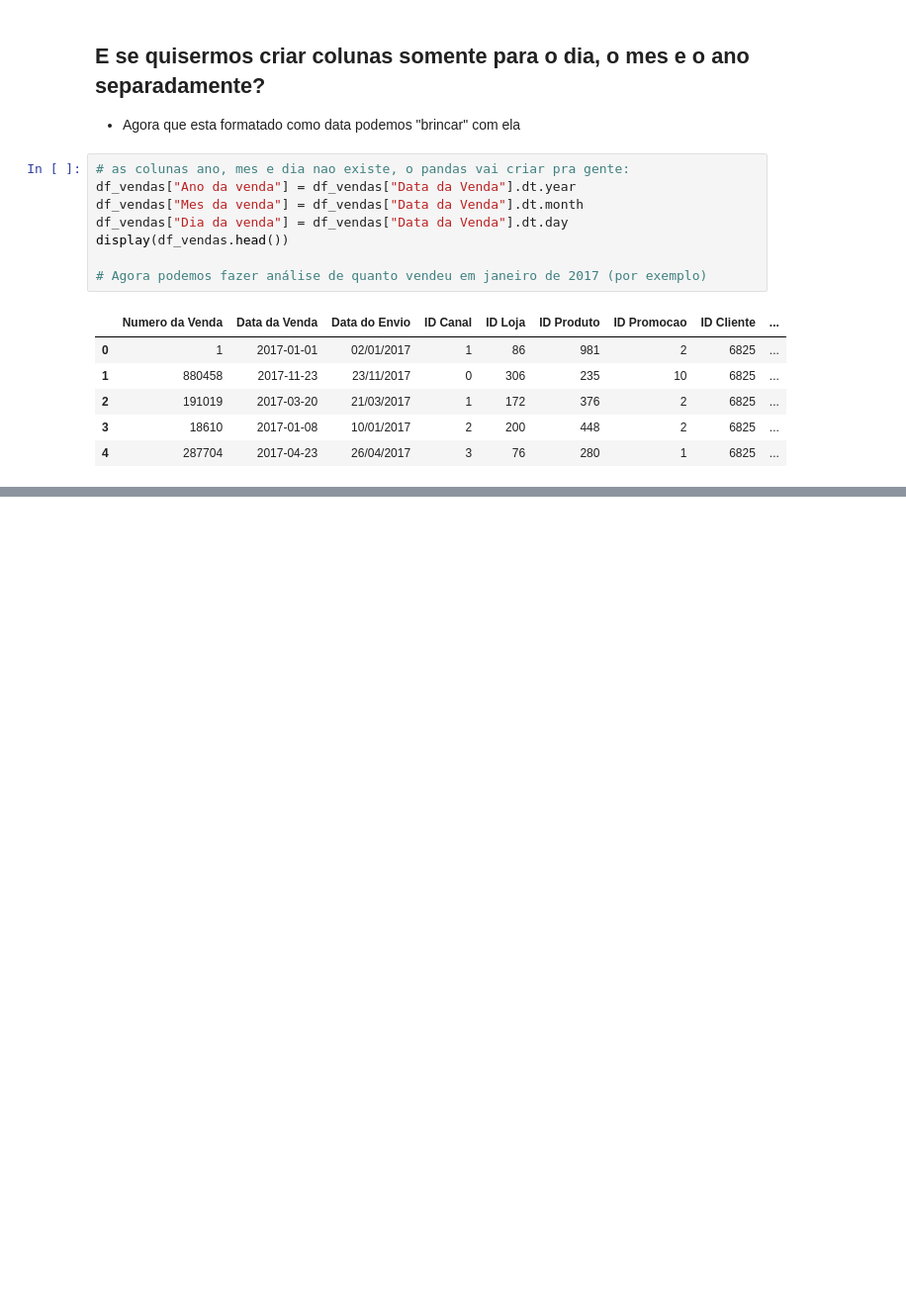
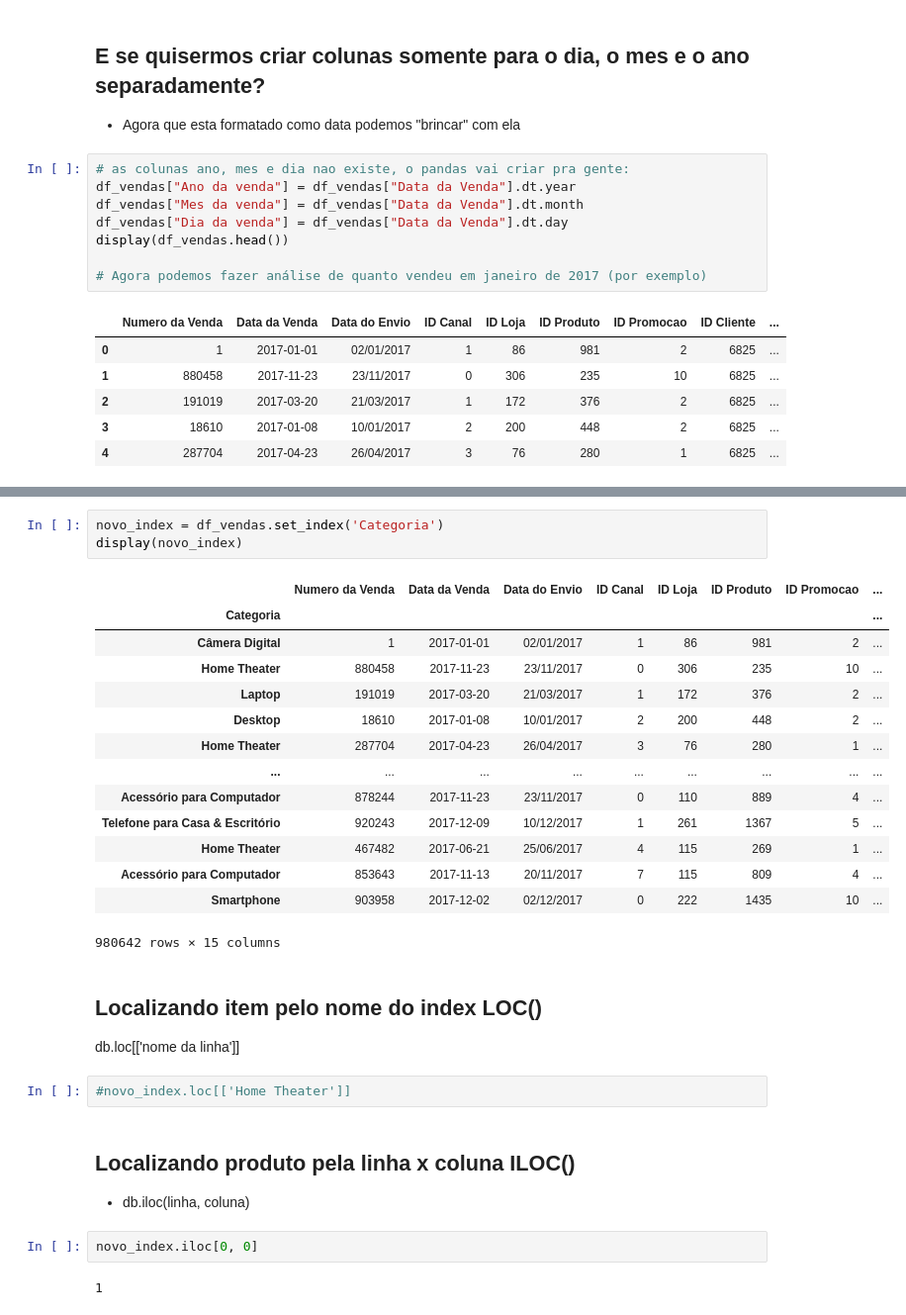
Before and after one commit to dev-daniel-amorim/Topico-Pandas_e_AD, a Jupyter notebook: Análise de dados (pandas).ipynb, the cells around one changed output, grey strips where cells are left out. Shown at 99% size. Saved outputs shown, nothing was run; the diff lists cells and outputs as text; blank space fills up the shorter version.

```diff
--- a/Análise de dados (pandas).ipynb
+++ b/Análise de dados (pandas).ipynb
@@ -360,0 +361,30 @@ display(df_vendas.head())
+# %%
+novo_index = df_vendas.set_index('Categoria')
+display(novo_index)
+# %% [output]
+|  | Numero da Venda | Data da Venda | Data do Envio | ID Canal | ID Loja | ID Produto | ID Promocao | ... |
+| Categoria |  |  |  |  |  |  |  | ... |
+| Câmera Digital | 1 | 2017-01-01 | 02/01/2017 | 1 | 86 | 981 | 2 | ... |
+| Home Theater | 880458 | 2017-11-23 | 23/11/2017 | 0 | 306 | 235 | 10 | ... |
+| Laptop | 191019 | 2017-03-20 | 21/03/2017 | 1 | 172 | 376 | 2 | ... |
+| Desktop | 18610 | 2017-01-08 | 10/01/2017 | 2 | 200 | 448 | 2 | ... |
+| Home Theater | 287704 | 2017-04-23 | 26/04/2017 | 3 | 76 | 280 | 1 | ... |
+| ... | ... | ... | ... | ... | ... | ... | ... | ... |
+| Acessório para Computador | 878244 | 2017-11-23 | 23/11/2017 | 0 | 110 | 889 | 4 | ... |
+| Telefone para Casa & Escritório | 920243 | 2017-12-09 | 10/12/2017 | 1 | 261 | 1367 | 5 | ... |
+| Home Theater | 467482 | 2017-06-21 | 25/06/2017 | 4 | 115 | 269 | 1 | ... |
+| Acessório para Computador | 853643 | 2017-11-13 | 20/11/2017 | 7 | 115 | 809 | 4 | ... |
+| Smartphone | 903958 | 2017-12-02 | 02/12/2017 | 0 | 222 | 1435 | 10 | ... |
+980642 rows × 15 columns
+# %% [markdown]
+## Localizando item pelo nome do index LOC()
+db.loc[['nome da linha']]
+# %%
+#novo_index.loc[['Home Theater']]
+# %% [markdown]
+## Localizando produto pela linha x coluna ILOC()
+- db.iloc(linha, coluna)
+# %%
+novo_index.iloc[0, 0]
+# %% [output]
+1
```
Also changed, not shown: parts of 9 cells of this notebook.
